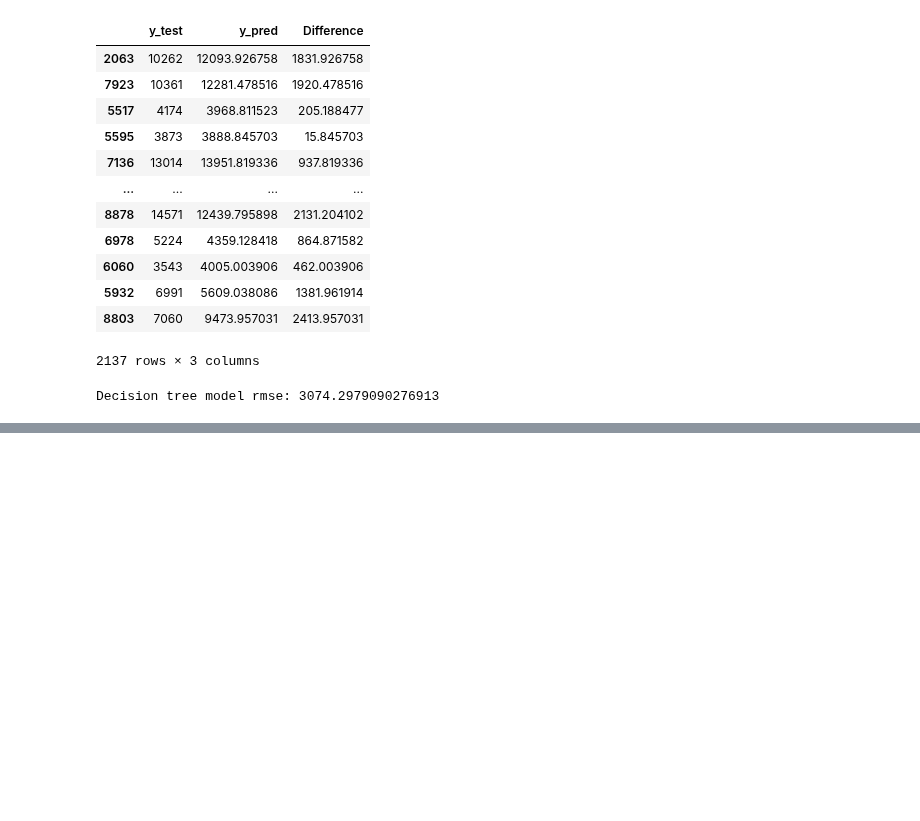
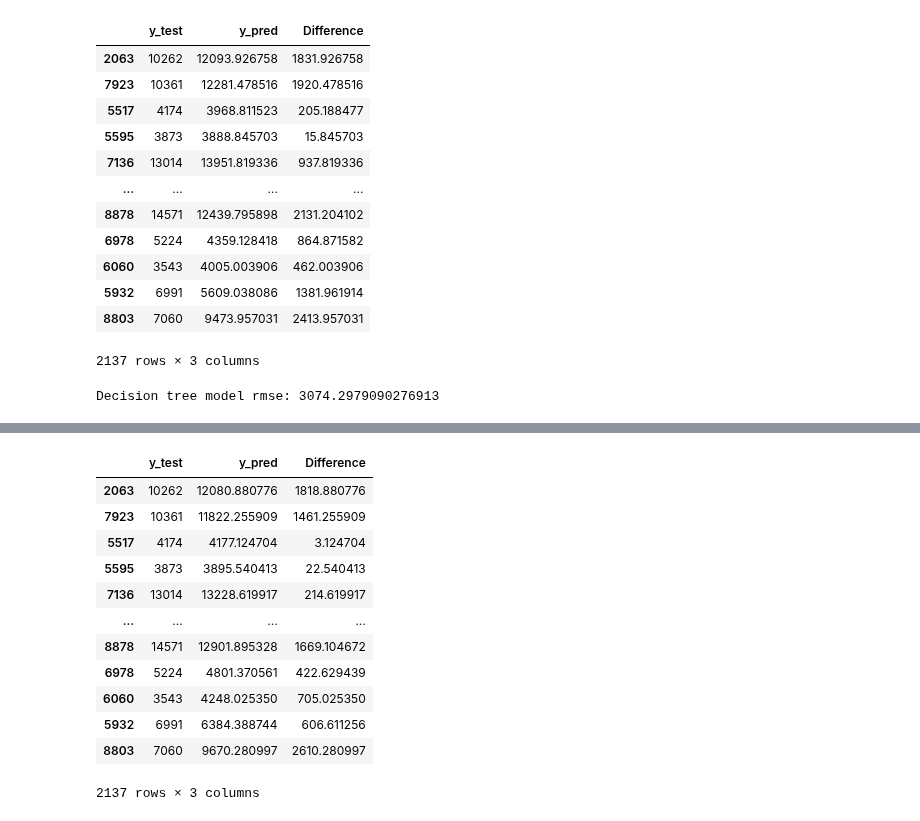
Before and after one commit to korneevec/TMS_DS, a Jupyter notebook: Lesson_18/Homework_flight.ipynb, the cells around one changed output, grey strips where cells are left out. Drawn from its saved outputs; the diff is of its cells as text; code cells hidden in the pictures; blank space fills up the shorter version.

```diff
--- a/Lesson_18/Homework_flight.ipynb
+++ b/Lesson_18/Homework_flight.ipynb
@@ -344 +344,19 @@ plt.show()
+# %%
+pd.DataFrame({'y_test': y_test,
+                       'y_pred': y_pred_gb,
+                       'Difference': abs(y_test - y_pred_gb)})
+# %% [output]
+|  | y_test | y_pred | Difference |
+| 2063 | 10262 | 12080.880776 | 1818.880776 |
+| 7923 | 10361 | 11822.255909 | 1461.255909 |
+| 5517 | 4174 | 4177.124704 | 3.124704 |
+| 5595 | 3873 | 3895.540413 | 22.540413 |
+| 7136 | 13014 | 13228.619917 | 214.619917 |
+| ... | ... | ... | ... |
+| 8878 | 14571 | 12901.895328 | 1669.104672 |
+| 6978 | 5224 | 4801.370561 | 422.629439 |
+| 6060 | 3543 | 4248.025350 | 705.025350 |
+| 5932 | 6991 | 6384.388744 | 606.611256 |
+| 8803 | 7060 | 9670.280997 | 2610.280997 |
+2137 rows × 3 columns
 # %%
```
Also changed, not shown: parts of 5 cells of this notebook.
